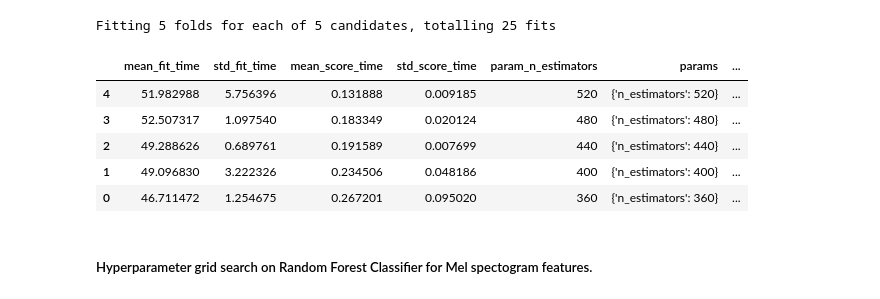
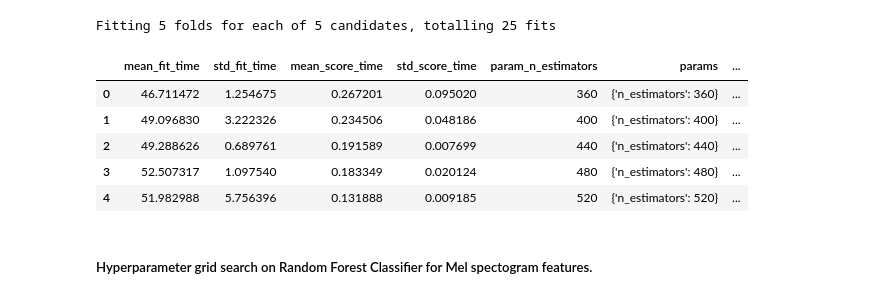
Before and after one commit to rodneyslafuente/cs181-practical, a Jupyter notebook: Practical_Notebook.ipynb, the cells around one changed output. Saved outputs shown, nothing was run; the diff lists cells and outputs as text; code cells hidden in the pictures.

```diff
--- a/Practical_Notebook.ipynb
+++ b/Practical_Notebook.ipynb
@@ -272,18 +272,18 @@ Fitting 5 folds for each of 5 candidates, totalling 25 fits
 # %%
 # load classifier from pickle
 with open('amp_rf_cv.pickle', "rb") as file:
     amp_rf_cv = pickle.load(file)
 
 # convert our results to a pd.DataFrame
-amp_rf_results = pd.DataFrame(amp_rf_cv.cv_results_).sort_values(by=['rank_test_score'])
+amp_rf_results = pd.DataFrame(amp_rf_cv.cv_results_).sort_values(by=['param_n_estimators'])
 amp_rf_results.head(5)
 # %% [output]
 |  | mean_fit_time | std_fit_time | mean_score_time | std_score_time | param_n_estimators | params | ... |
+| 0 | 46.711472 | 1.254675 | 0.267201 | 0.095020 | 360 | {'n_estimators': 360} | ... |
+| 1 | 49.096830 | 3.222326 | 0.234506 | 0.048186 | 400 | {'n_estimators': 400} | ... |
+| 2 | 49.288626 | 0.689761 | 0.191589 | 0.007699 | 440 | {'n_estimators': 440} | ... |
+| 3 | 52.507317 | 1.097540 | 0.183349 | 0.020124 | 480 | {'n_estimators': 480} | ... |
 | 4 | 51.982988 | 5.756396 | 0.131888 | 0.009185 | 520 | {'n_estimators': 520} | ... |
-| 3 | 52.507317 | 1.097540 | 0.183349 | 0.020124 | 480 | {'n_estimators': 480} | ... |
-| 2 | 49.288626 | 0.689761 | 0.191589 | 0.007699 | 440 | {'n_estimators': 440} | ... |
-| 1 | 49.096830 | 3.222326 | 0.234506 | 0.048186 | 400 | {'n_estimators': 400} | ... |
-| 0 | 46.711472 | 1.254675 | 0.267201 | 0.095020 | 360 | {'n_estimators': 360} | ... |
 # %% [markdown]
 ##### Hyperparameter grid search on Random Forest Classifier for Mel spectogram features.
 # %%
```
Also changed, not shown: parts of 5 cells of this notebook, 2 other files.
